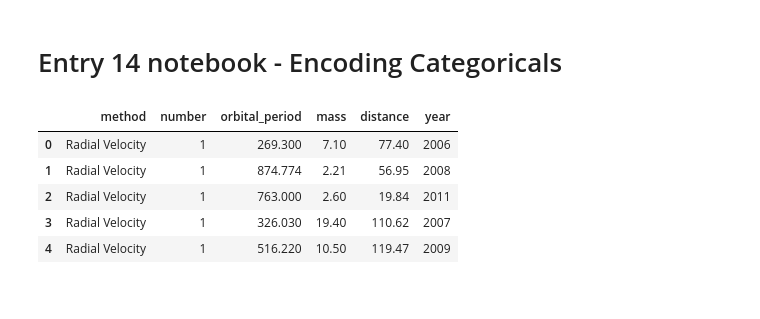
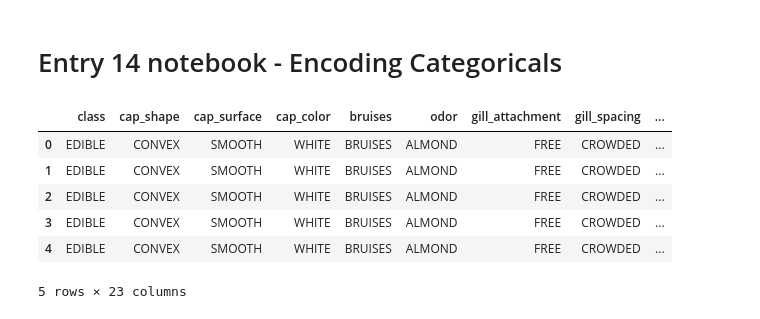
Before and after one commit to julielinx/experiments, a Jupyter notebook: datascience_diary/14_nb_encoding_cats.ipynb, the cells around one changed output. Drawn from its saved outputs; the diff is of its cells as text; code cells hidden in the pictures.

```diff
--- a/datascience_diary/14_nb_encoding_cats.ipynb
+++ b/datascience_diary/14_nb_encoding_cats.ipynb
@@ -7,13 +7,3 @@ import matplotlib.pyplot as plt
 import seaborn as sns
 %matplotlib inline
 plt.style.use('seaborn')
-# %%
-planets = sns.load_dataset('planets')
-planets.head()
-# %% [output]
-|  | method | number | orbital_period | mass | distance | year |
-| 0 | Radial Velocity | 1 | 269.300 | 7.10 | 77.40 | 2006 |
-| 1 | Radial Velocity | 1 | 874.774 | 2.21 | 56.95 | 2008 |
-| 2 | Radial Velocity | 1 | 763.000 | 2.60 | 19.84 | 2011 |
-| 3 | Radial Velocity | 1 | 326.030 | 19.40 | 110.62 | 2007 |
-| 4 | Radial Velocity | 1 | 516.220 | 10.50 | 119.47 | 2009 |
@@ -19,0 +21,10 @@ planets.head()
+# %%
+mushrooms_raw.head()
+# %% [output]
+|  | class | cap_shape | cap_surface | cap_color | bruises | odor | gill_attachment | gill_spacing | ... |
+| 0 | EDIBLE | CONVEX | SMOOTH | WHITE | BRUISES | ALMOND | FREE | CROWDED | ... |
+| 1 | EDIBLE | CONVEX | SMOOTH | WHITE | BRUISES | ALMOND | FREE | CROWDED | ... |
+| 2 | EDIBLE | CONVEX | SMOOTH | WHITE | BRUISES | ALMOND | FREE | CROWDED | ... |
+| 3 | EDIBLE | CONVEX | SMOOTH | WHITE | BRUISES | ALMOND | FREE | CROWDED | ... |
+| 4 | EDIBLE | CONVEX | SMOOTH | WHITE | BRUISES | ALMOND | FREE | CROWDED | ... |
+5 rows × 23 columns
```
Also changed, not shown: parts of 58 cells of this notebook, 2 other files.
